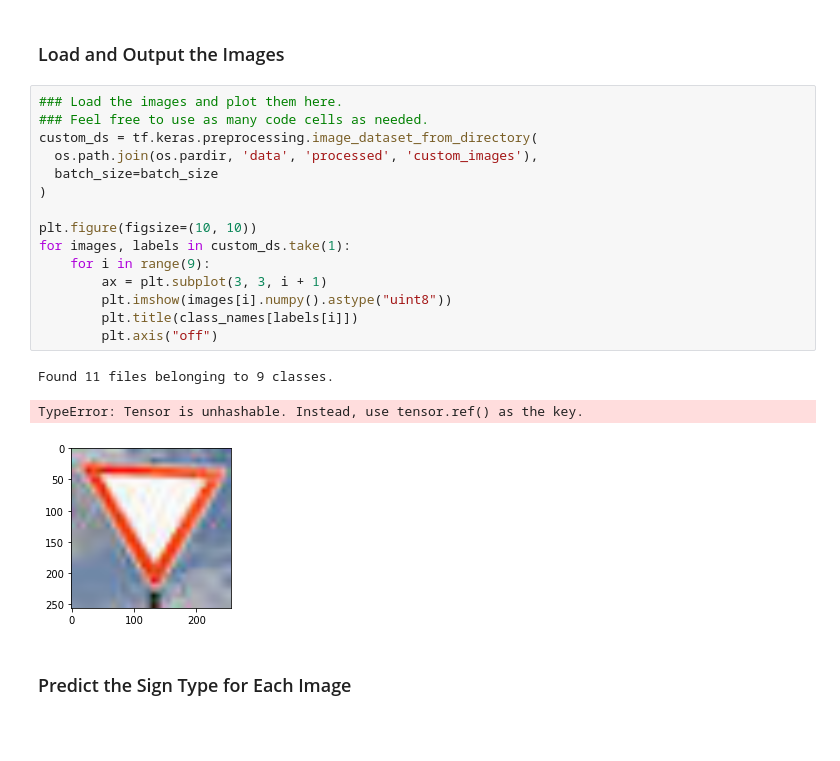
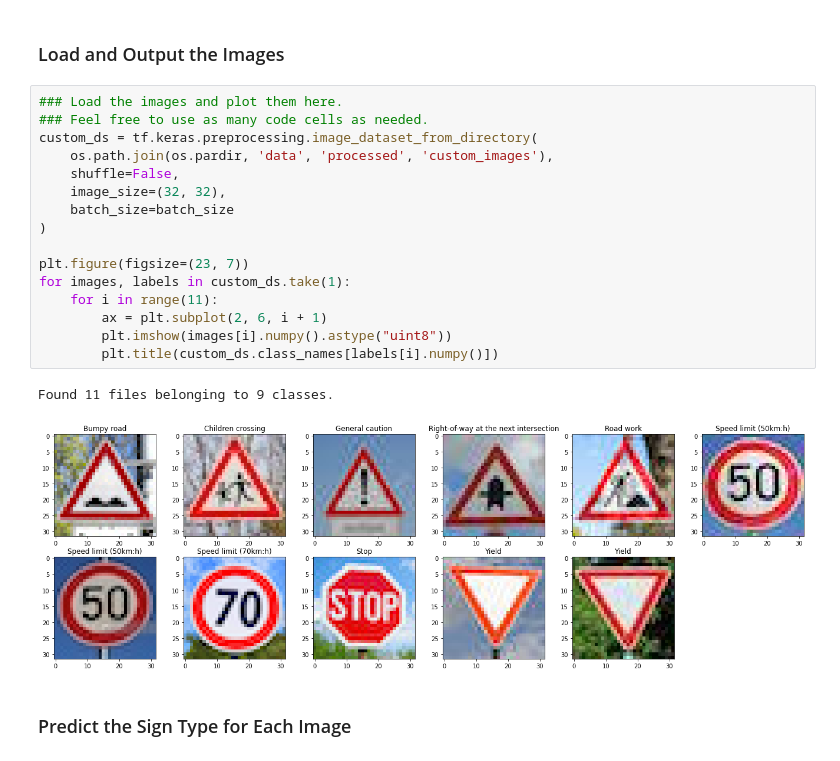
Before and after one commit to willembressers/CarND-Traffic-Sign-Classifier-Project, a Jupyter notebook: notebooks/Traffic_Sign_Classifier.ipynb, the cells around one changed output. Saved outputs shown, nothing was run; the diff lists cells and outputs as text; blank space fills up the shorter version.

Commit message:
prediction custom images

```diff
--- a/notebooks/Traffic_Sign_Classifier.ipynb
+++ b/notebooks/Traffic_Sign_Classifier.ipynb
@@ -268,22 +268,22 @@ You may find `signnames.csv` useful as it contains mappings from the class id (i
 # %%
 ### Load the images and plot them here.
 ### Feel free to use as many code cells as needed.
 custom_ds = tf.keras.preprocessing.image_dataset_from_directory(
-  os.path.join(os.pardir, 'data', 'processed', 'custom_images'),
-  batch_size=batch_size
+    os.path.join(os.pardir, 'data', 'processed', 'custom_images'),
+    shuffle=False,
+    image_size=(32, 32),
+    batch_size=batch_size
 )
 
-plt.figure(figsize=(10, 10))
+plt.figure(figsize=(23, 7))
 for images, labels in custom_ds.take(1):
-    for i in range(9):
-        ax = plt.subplot(3, 3, i + 1)
+    for i in range(11):
+        ax = plt.subplot(2, 6, i + 1)
         plt.imshow(images[i].numpy().astype("uint8"))
-        plt.title(class_names[labels[i]])
-        plt.axis("off")
+        plt.title(custom_ds.class_names[labels[i].numpy()])
 # %% [output]
 Found 11 files belonging to 9 classes.
-TypeError: Tensor is unhashable. Instead, use tensor.ref() as the key.
-[figure, old version]
+[figure, new version]
 # %% [markdown]
 ### Predict the Sign Type for Each Image
 # %%
```
Also changed, not shown: parts of 1 cell of this notebook, 11 other files.
